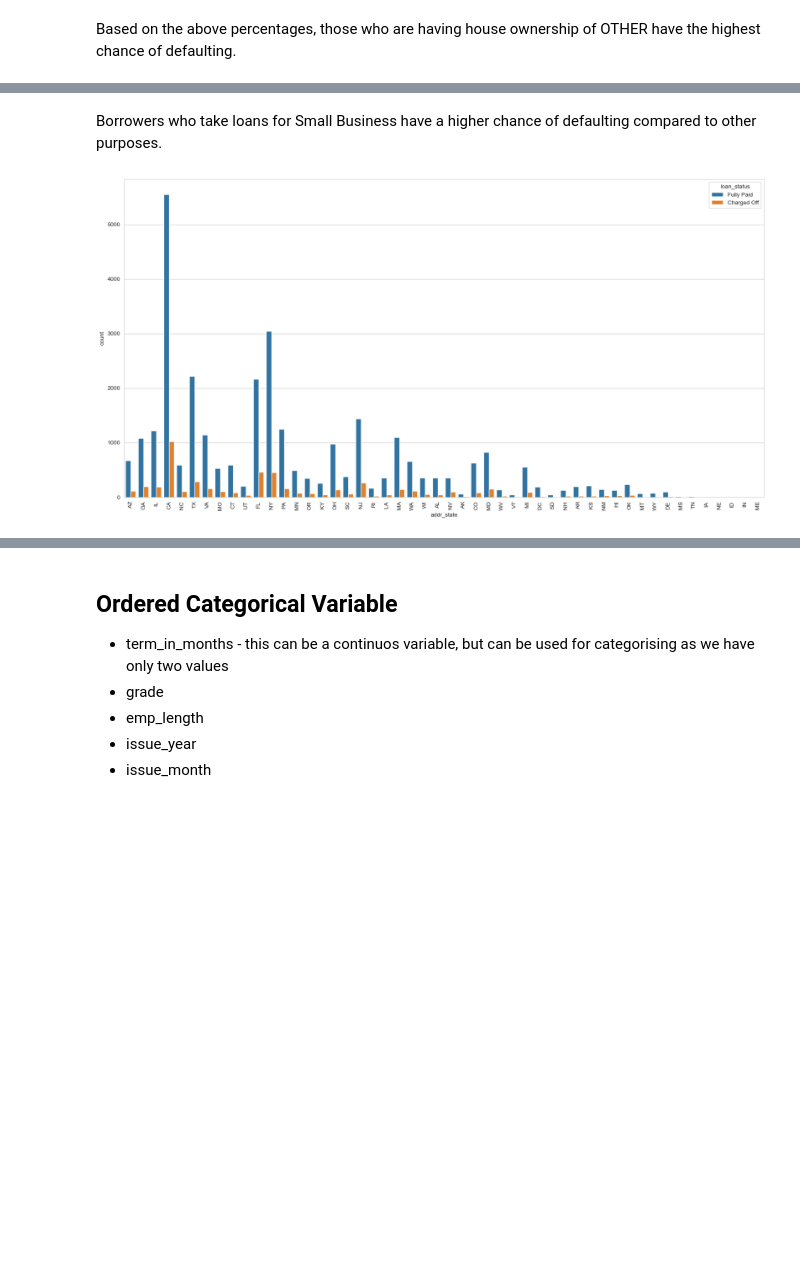
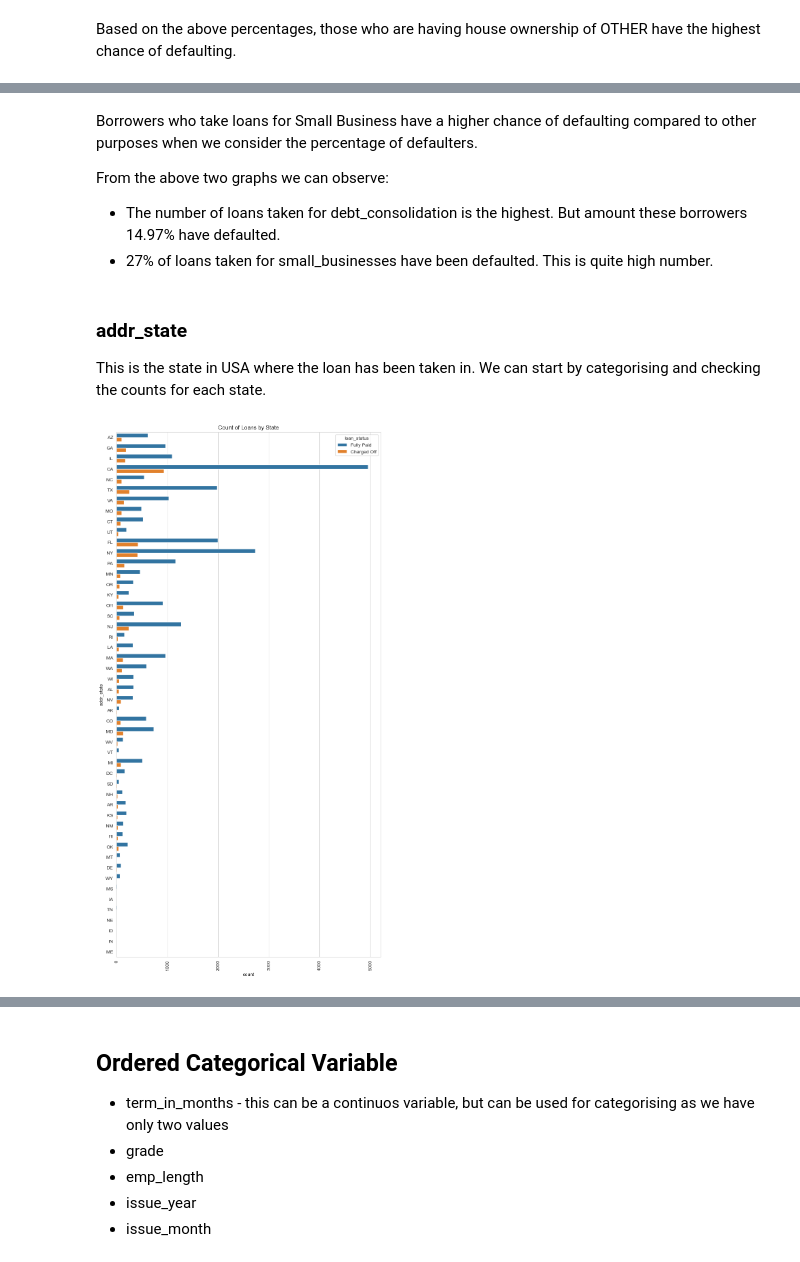
Before and after one commit to ankitkumar1/lending-club-case-study, a Jupyter notebook: LendingClubCaseStudy.ipynb, the cells around one changed output, grey strips where cells are left out. Saved outputs shown, nothing was run; the diff lists cells and outputs as text; code cells hidden in the pictures; blank space fills up the shorter version.

```diff
--- a/LendingClubCaseStudy.ipynb
+++ b/LendingClubCaseStudy.ipynb
@@ -608,0 +702,4 @@ plt.show()
+# %%
+loan_data = drop_outliers(loan_data, 'annual_inc')
+sns.boxplot(data = loan_data, x='annual_inc')
+plt.show()
@@ -608,0 +725,2 @@ plt.show()
+# %%
+loan_data = drop_outliers(loan_data, 'installment')
@@ -608,0 +741,2 @@ plt.show()
+# %%
+loan_data = drop_outliers(loan_data, 'installment')
@@ -608,0 +757,3 @@ plt.show()
+# %%
+loan_data = drop_outliers(loan_data, 'installment')
+sns.boxplot(loan_data, x='installment')
@@ -704,10 +902,17 @@ plt.show()
 # %% [markdown]
-Borrowers who take loans for Small Business have a higher chance of defaulting compared to other purposes.
+Borrowers who take loans for Small Business have a higher chance of defaulting compared to other purposes when we consider the percentage of defaulters.
+
+From the above two graphs we can observe:
+* The number of loans taken for debt_consolidation is the highest. But amount these borrowers 14.97% have defaulted.
+* 27% of loans taken for small_businesses have been defaulted. This is quite high number.
+# %% [markdown]
+### addr_state
+This is the state in USA where the loan has been taken in. We can start by categorising and checking the counts for each state.
 # %%
-# addr_state
-plt.figure(figsize=(20,10))
-sns.countplot(data=loan_data, x='addr_state', hue='loan_status')
+plt.figure(figsize=(10,20))
+sns.countplot(data=loan_data, y='addr_state', hue='loan_status', orient='h')
 plt.xticks(rotation=90)
+plt.title('Count of Loans by State')
 plt.show()
 # %% [output]
-[figure, old version]
+[figure, new version]
```
Also changed, not shown: parts of 163 cells of this notebook.
